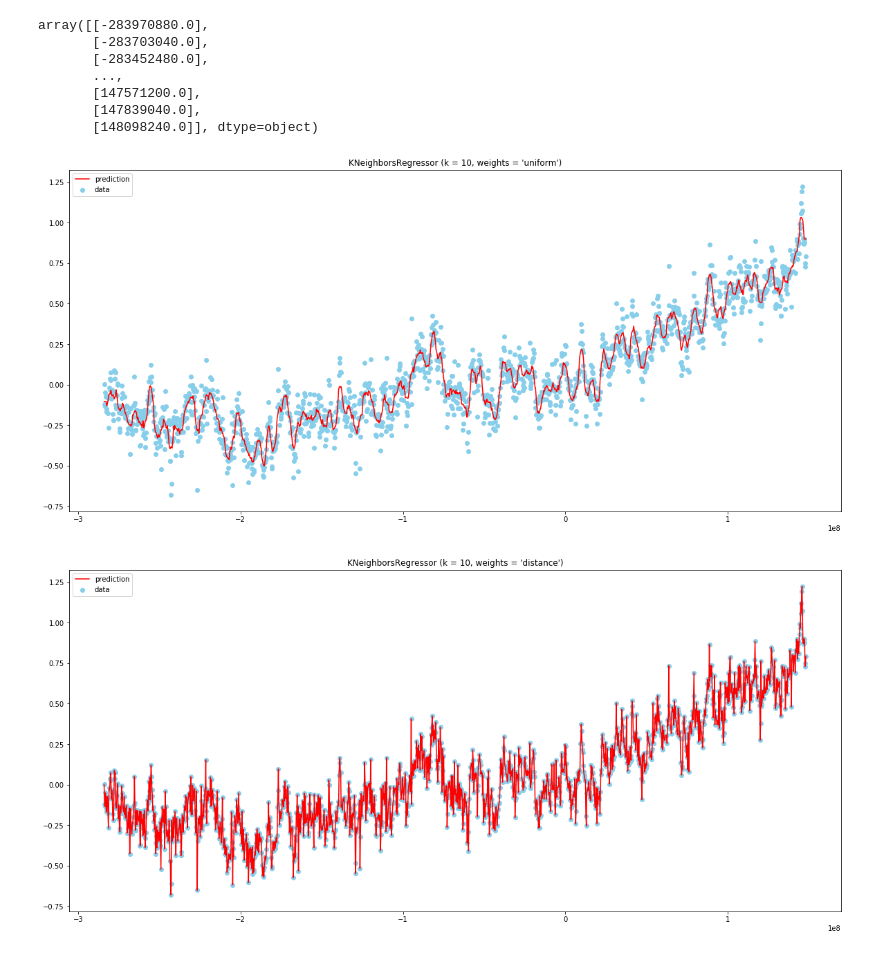
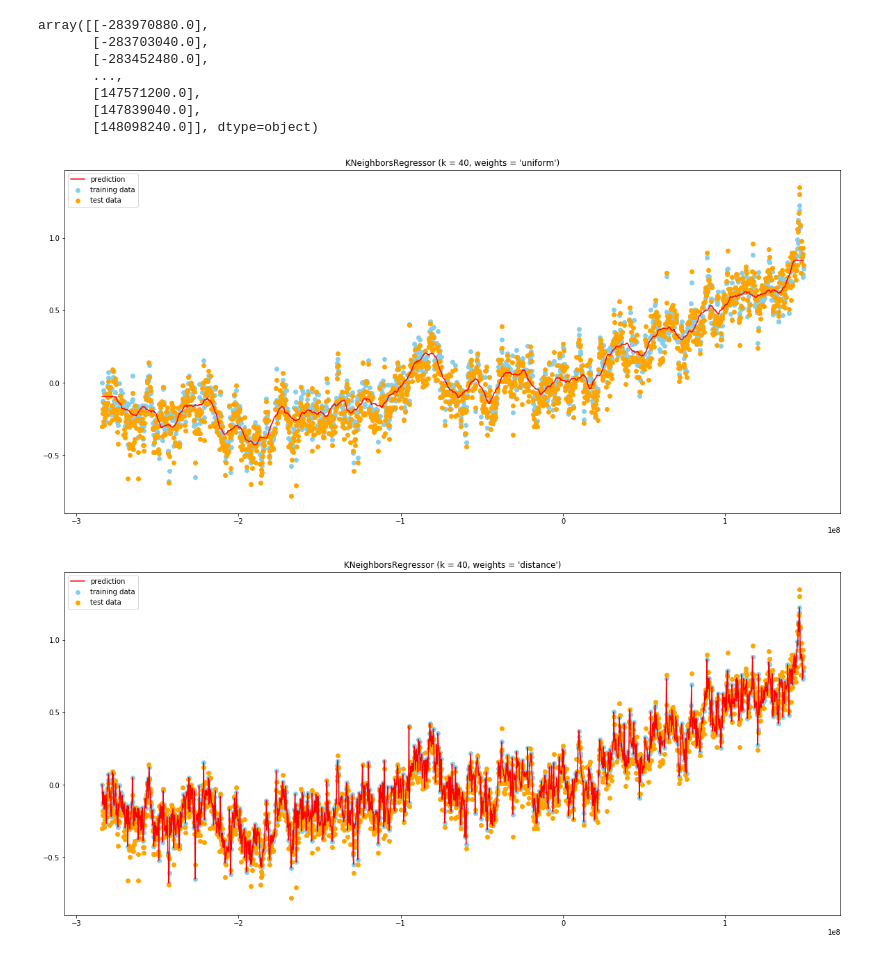
Before and after one commit to marianoju/neuefische, a Jupyter notebook: Predictive analysis of continuous numbers with KNR.ipynb, the cells around one changed output. Drawn from its saved outputs; the diff is of its cells as text; code cells hidden in the pictures.

```diff
--- a/Predictive analysis of continuous numbers with KNR.ipynb
+++ b/Predictive analysis of continuous numbers with KNR.ipynb
@@ -149,23 +149,25 @@ array([[-283970880.0],
 # %%
 # Fit regression model
 
-n_neighbors = 10
-X = np.array(data['timestamp'], dtype=pd.Series).reshape(-1, 1) # ???
+n_neighbors = 40
+X = np.array(data['timestamp'], dtype=pd.Series).reshape(-1, 1) # timeline
 y = data['GCAG'].values # training data
+z = data['GISTEMP'].values # test data
 # %%
 for i, weights in enumerate(['uniform', 'distance']):
     knr = KNeighborsRegressor(n_neighbors, weights=weights)
-    y_fit = knr.fit(X, y).predict(X)
+    y_predicted = knr.fit(X, y).predict(X)
 
     plt.figure(figsize=(20,20))
     plt.subplot(2,1,i+1)
-    plt.scatter(X, y, c='skyblue', label='data')
-    plt.plot(X, y_fit, c='r', label='prediction')
+    plt.scatter(X, y, c='skyblue', label='training data')
+    plt.scatter(X, z, c='orange', label='test data')
+    plt.plot(X, y_predicted, c='r', label='prediction')
     plt.axis('tight')
     plt.legend()
     plt.title("KNeighborsRegressor (k = %i, weights = '%s')" % (n_neighbors, weights))
 
 plt.show()
 # %% [output]
-[figure, old version]
+[figure, new version]
-[figure, old version]
+[figure, new version]
```
Also changed, not shown: 1 other file.
